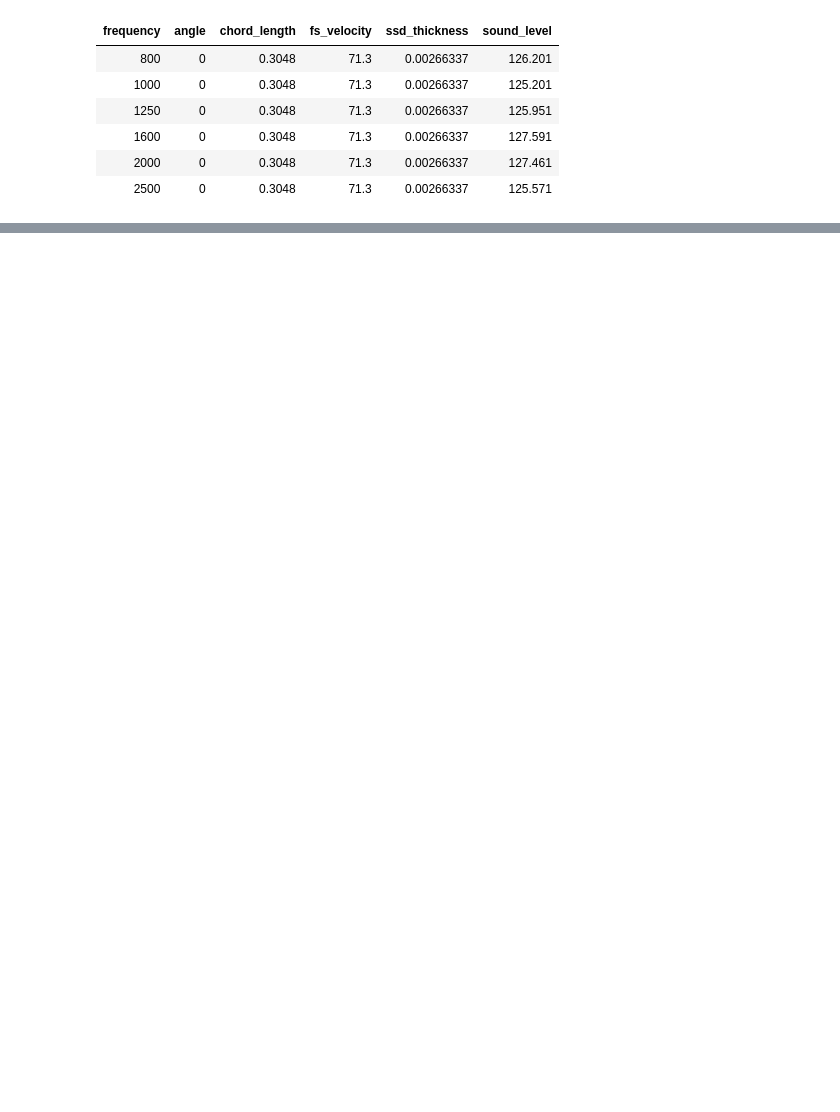
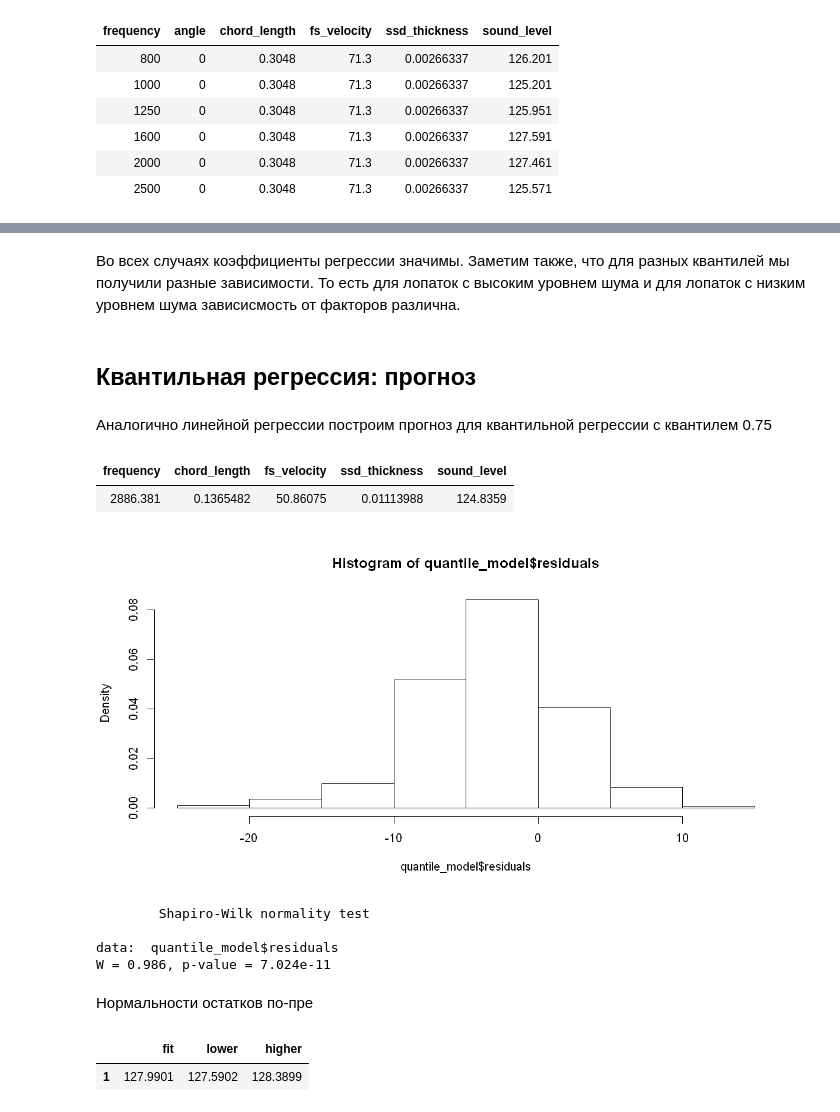
Before and after one commit to bakuteyev/R, a Jupyter notebook: pmpu-R-exam.ipynb, the cells around one changed output, grey strips where cells are left out. Drawn from its saved outputs; the diff is of its cells as text; code cells hidden in the pictures; blank space fills up the shorter version.

Commit message:
aded quantile regression and forecasts

```diff
--- a/pmpu-R-exam.ipynb
+++ b/pmpu-R-exam.ipynb
@@ -41,0 +155,3 @@ F-statistic: 318.8 on 5 and 1497 DF,  p-value: < 2.2e-16
+# %%
+quantile_model <- rq(sound_level ~ frequency + chord_length + fs_velocity + ssd_thickness, data=df, tau=0.75)
+summary(quantile_model)
@@ -41,0 +171,30 @@ F-statistic: 318.8 on 5 and 1497 DF,  p-value: < 2.2e-16
+# %% [markdown]
+Во всех случаях коэффициенты регрессии значимы. Заметим также, что для разных квантилей мы получили разные зависимости. То есть для лопаток с высоким уровнем шума и для лопаток с низким уровнем шума зависисмость от факторов различна.
+# %% [markdown]
+## Квантильная регрессия: прогноз
+# %% [markdown]
+Аналогично линейной регрессии построим прогноз для квантильной регрессии с квантилем 0.75
+# %%
+newdf <- as.data.frame.list(colMeans(df))
+newdf
+# %% [output]
+| frequency | chord_length | fs_velocity | ssd_thickness | sound_level |
+| 2886.381 | 0.1365482 | 50.86075 | 0.01113988 | 124.8359 |
+# %%
+hist(quantile_model$residuals, probability = T)
+# %% [output]
+[figure, added]
+# %%
+shapiro.test(quantile_model$residuals)
+# %% [output]
+        Shapiro-Wilk normality test
+
+data:  quantile_model$residuals
+W = 0.986, p-value = 7.024e-11
+# %% [markdown]
+Нормальности остатков по-пре
+# %%
+predict(quantile_model, newdf, interval=c("confidence"))
+# %% [output]
+|  | fit | lower | higher |
+| 1 | 127.9901 | 127.5902 | 128.3899 |
```
Also changed, not shown: parts of 24 cells of this notebook.
